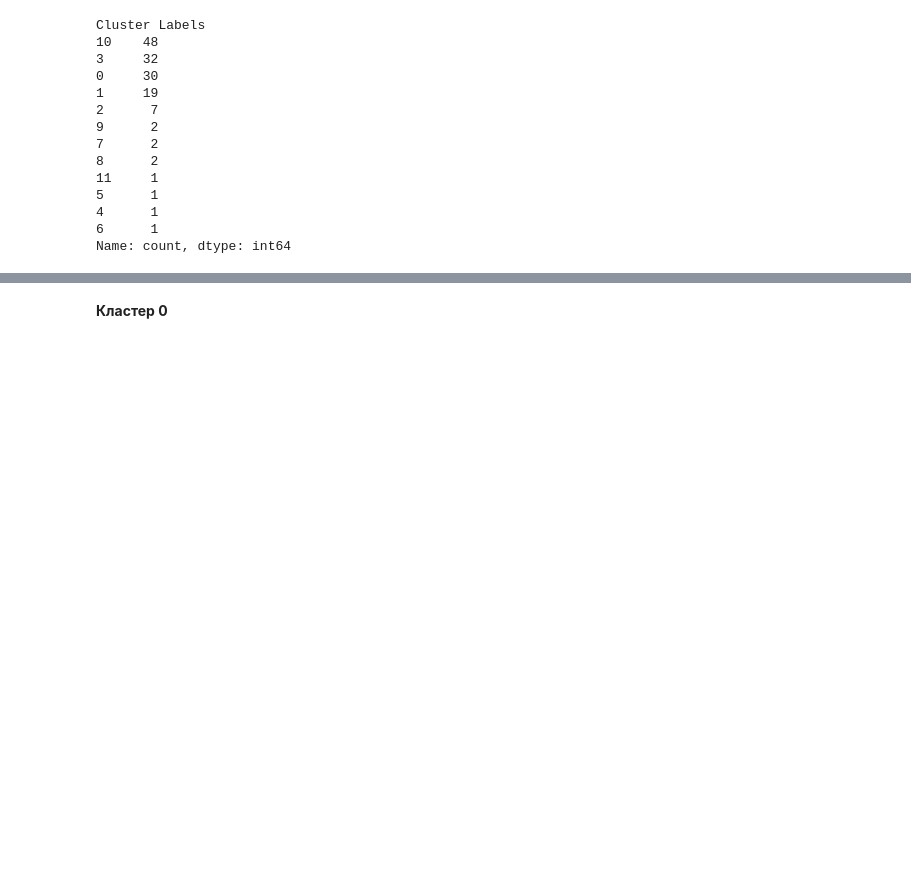
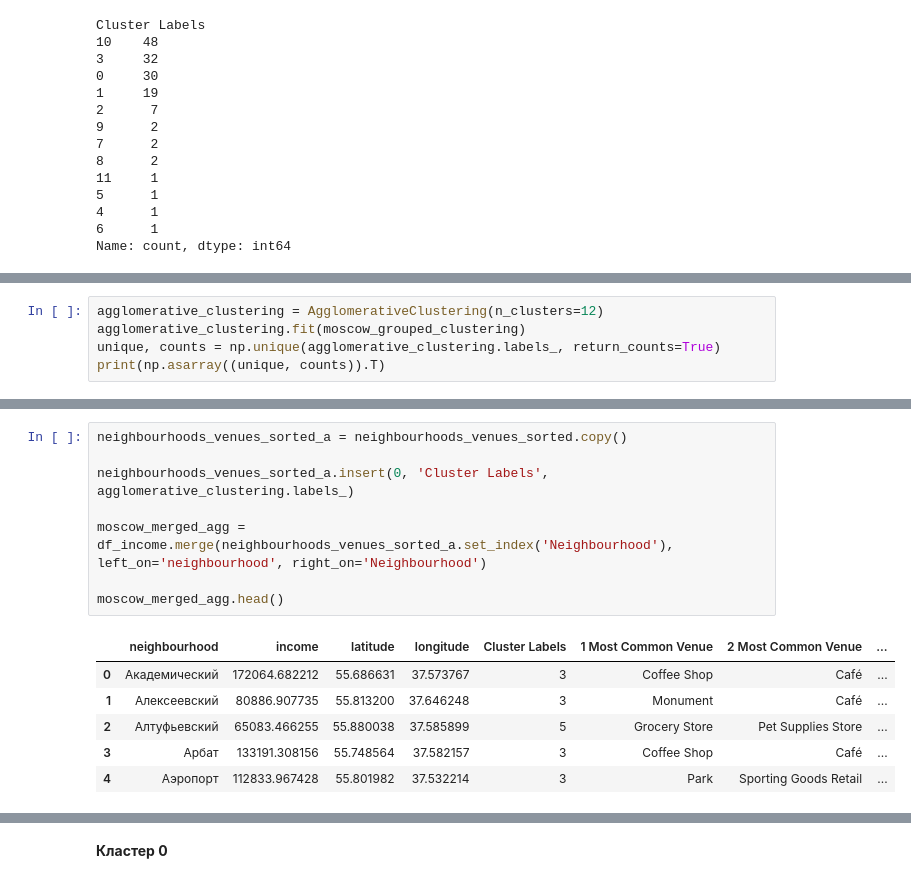
Before and after one commit to anna-grigoryeva/data_science, a Jupyter notebook: SF_final_project/store_location.ipynb, the cells around one changed output, grey strips where cells are left out. Cells and saved outputs as stored; diff of their text form; blank space fills up the shorter version.

```diff
--- a/SF_final_project/store_location.ipynb
+++ b/SF_final_project/store_location.ipynb
@@ -372,0 +434,5 @@ map_clusters
+# %%
+agglomerative_clustering = AgglomerativeClustering(n_clusters=12)
+agglomerative_clustering.fit(moscow_grouped_clustering)
+unique, counts = np.unique(agglomerative_clustering.labels_, return_counts=True)
+print(np.asarray((unique, counts)).T)
@@ -372,0 +452,15 @@ map_clusters
+# %%
+neighbourhoods_venues_sorted_a = neighbourhoods_venues_sorted.copy()
+
+neighbourhoods_venues_sorted_a.insert(0, 'Cluster Labels', agglomerative_clustering.labels_)
+
+moscow_merged_agg = df_income.merge(neighbourhoods_venues_sorted_a.set_index('Neighbourhood'), left_on='neighbourhood', right_on='Neighbourhood')
+
+moscow_merged_agg.head()
+# %% [output]
+|  | neighbourhood | income | latitude | longitude | Cluster Labels | 1 Most Common Venue | 2 Most Common Venue | ... |
+| 0 | Академический | 172064.682212 | 55.686631 | 37.573767 | 3 | Coffee Shop | Café | ... |
+| 1 | Алексеевский | 80886.907735 | 55.813200 | 37.646248 | 3 | Monument | Café | ... |
+| 2 | Алтуфьевский | 65083.466255 | 55.880038 | 37.585899 | 5 | Grocery Store | Pet Supplies Store | ... |
+| 3 | Арбат | 133191.308156 | 55.748564 | 37.582157 | 3 | Coffee Shop | Café | ... |
+| 4 | Аэропорт | 112833.967428 | 55.801982 | 37.532214 | 3 | Park | Sporting Goods Retail | ... |
```
Also changed, not shown: parts of 39 cells of this notebook, 1 other file.
